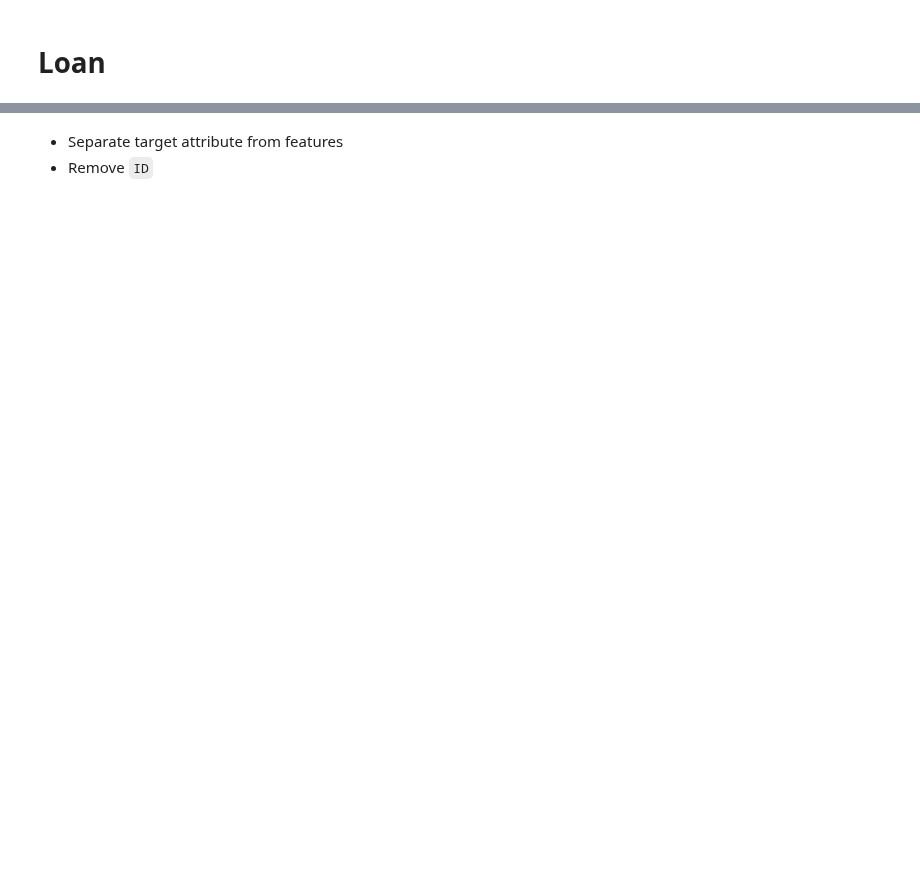
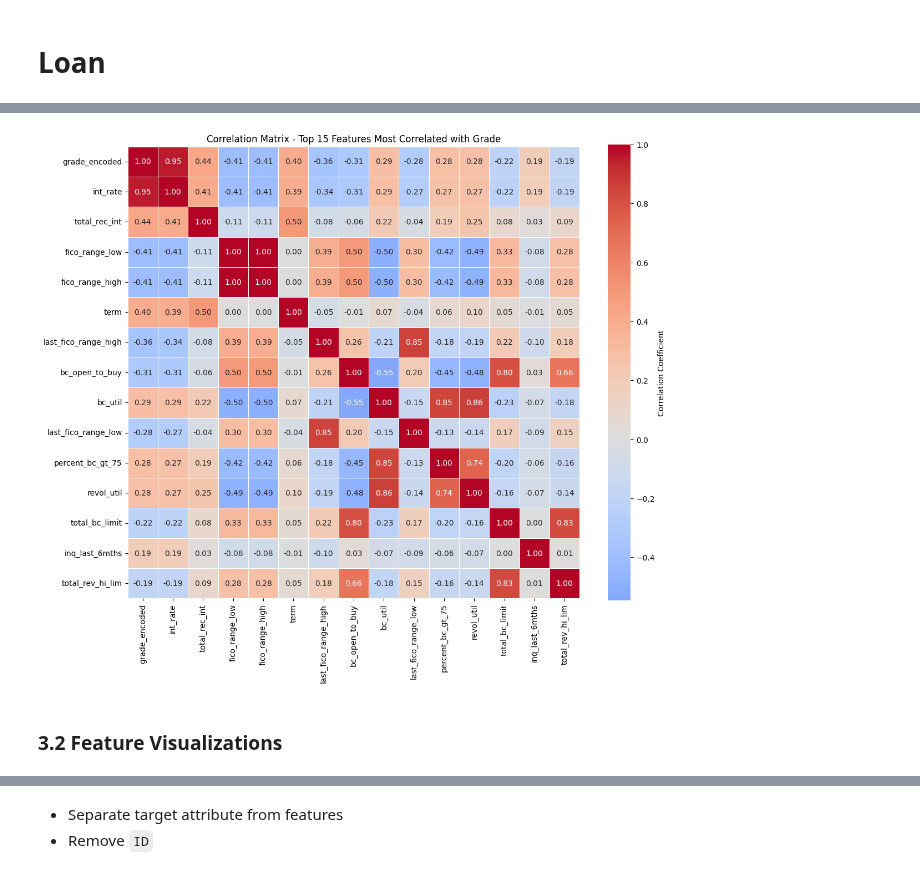
Before and after one commit to AlbertZweistein-2/184.702_MachineLearning, a Jupyter notebook: Ex1/source/Group73_OlsacherPoneschWinkler_Loan.ipynb, the cells around one changed output, grey strips where cells are left out. Saved outputs shown, nothing was run; the diff lists cells and outputs as text; code cells hidden in the pictures; blank space fills up the shorter version.

```diff
--- a/Ex1/source/Group73_OlsacherPoneschWinkler_Loan.ipynb
+++ b/Ex1/source/Group73_OlsacherPoneschWinkler_Loan.ipynb
@@ -134,0 +280,8 @@ grade                     object     0               n.a.       n.a.       {'F',
+# %%
+# (Initial summary — will be recomputed after cleanup too)
+numerical_feature_names = training_df.select_dtypes(include=[np.number]).columns.tolist()
+# include both Python bool and pandas nullable Boolean
+binary_feature_names = training_df.select_dtypes(include=['bool', 'boolean']).columns.tolist()
+categorical_feature_names = training_df.select_dtypes(include=['category', 'object']).columns.tolist()
+if 'grade' in categorical_feature_names:
+    categorical_feature_names.remove('grade')  # Remove target variable from features list
@@ -136,0 +327,31 @@ grade                     object     0               n.a.       n.a.       {'F',
+# %%
+temp_df = training_df.copy()
+grade_mapping = {'A': 0, 'B': 1, 'C': 2, 'D': 3, 'E': 4, 'F': 5, 'G': 6}
+temp_df['grade_encoded'] = temp_df['grade'].map(grade_mapping)
+
+# Compute correlation matrix
+correlation_matrix = temp_df[numerical_feature_names + ['grade_encoded']].corr()
+
+# Select top N features most correlated with grade for visualization
+top_n = 15
+top_features = correlation_matrix['grade_encoded'].abs().sort_values(ascending=False).head(top_n).index.tolist()
+
+# Plot correlation heatmap for top features
+plt.figure(figsize=(12, 10))
+sns.heatmap(
+    correlation_matrix.loc[top_features, top_features],
+    annot=True,
+    fmt='.2f',
+    cmap='coolwarm',
+    center=0,
+    square=True,
+    linewidths=0.5,
+    cbar_kws={'label': 'Correlation Coefficient'}
+)
+plt.title(f'Correlation Matrix - Top {top_n} Features Most Correlated with Grade')
+plt.tight_layout()
+plt.show()
+# %% [output]
+[figure, added]
+# %% [markdown]
+### 3.2 Feature Visualizations
```
Also changed, not shown: parts of 70 cells of this notebook, 11 other files.
